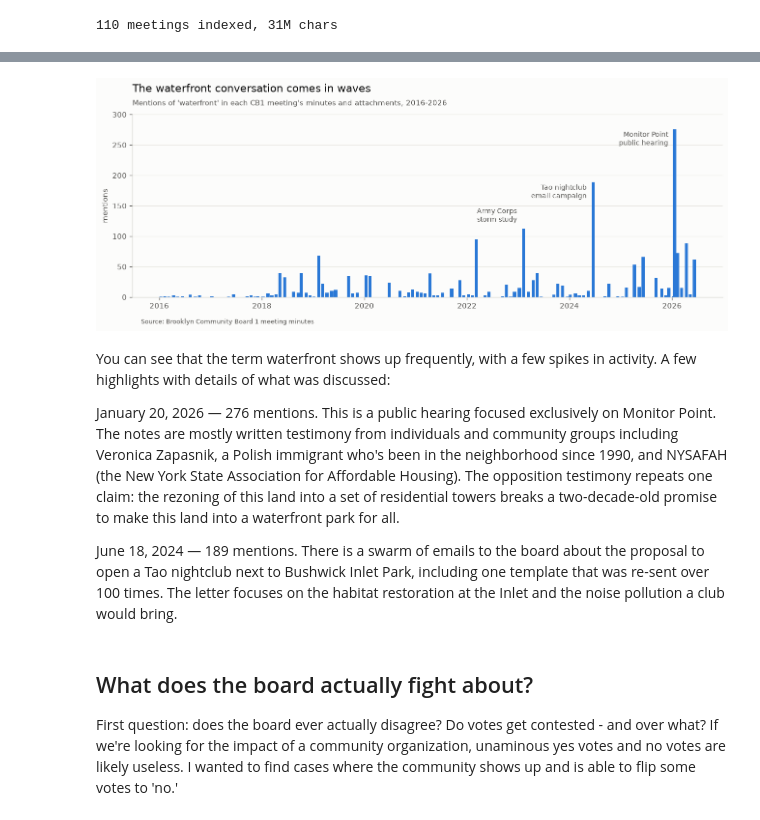
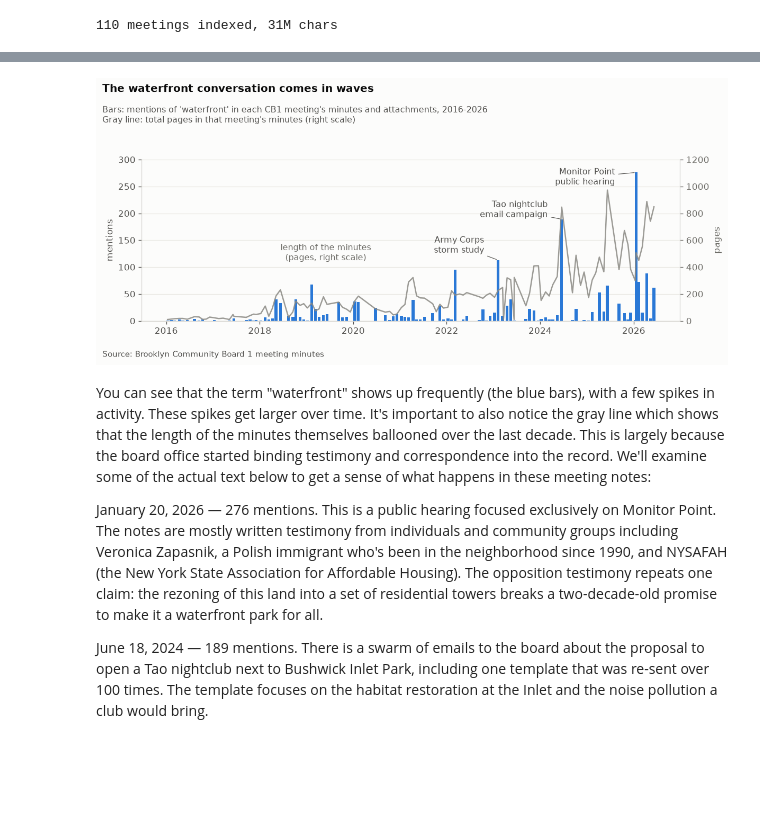
Before and after one commit to blowenstein0/cb1-minutes-analysis, a Jupyter notebook: analysis/blog_v2.ipynb, the cells around one changed output, grey strips where cells are left out. Cells and saved outputs as stored; diff of their text form; code cells hidden in the pictures; blank space fills up the shorter version.

```diff
--- a/analysis/blog_v2.ipynb
+++ b/analysis/blog_v2.ipynb
@@ -14,7 +14,10 @@ import statsmodels.formula.api as smf
 from scipy.stats import mannwhitneyu, spearmanr
 
 SURFACE, INK, INK2 = "#fcfcfb", "#0b0b0b", "#52514e"
-BLUE, RED, GRAY = "#2a78d6", "#e34948", "#a5a49e"
+BLUE, RED, GRAY = "#2a78d6", "#e34948", "#8a8983"
+# darker variants for text so labels meet WCAG contrast on SURFACE
+BLUETXT, REDTXT, GRAYTXT = "#1f62b4", "#c22a29", "#6e6d68"
+SRC = "Source: Brooklyn Community Board 1 meeting minutes"
 pd.set_option("display.max_colwidth", 200)
 con = duckdb.connect()
 for t in ("meetings", "licenses", "votes", "speakers", "incidents", "cannabis"):
@@ -97,37 +100,64 @@ Each record is categorized by subject - land use, liquor, parks, environment, tr
 # %%
-fig, ax = plt.subplots(figsize=(11, 4.2), dpi=120)
+#| fig-alt: "Bar chart of waterfront mentions per CB1 meeting, 2016 to 2026. Mostly small bars with spikes labeled Army Corps storm study (113 mentions, 2023), Tao nightclub email campaign (189, 2024), and Monitor Point public hearing (276, 2026). A gray line on a right-hand scale shows each meeting's minutes growing from about 20 pages in 2016 to several hundred by 2026."
+# pages per meeting: how thick the minutes themselves got over the decade
+_pages = {}
+for _mid, _m in _meet.items():
+    _n = 0
+    for _f in _m["files"]:
+        _tp = Path(f"../data/interim/text/{_f['sha256']}.json")
+        if _tp.exists():
+            _n += len(json.loads(_tp.read_text()))
+    _pages[_mid] = _n
+wf["pages"] = wf.meeting_id.map(_pages)
+
+fig, ax = plt.subplots(figsize=(10, 4.2), dpi=120)
 fig.patch.set_facecolor(SURFACE); ax.set_facecolor(SURFACE)
 ax.bar(wf_meetings.date, wf_meetings.wf_mentions, width=22, color=BLUE)
-for d, v, label in [("2026-01-20", 276, "Monitor Point\npublic hearing"),
-                    ("2024-06-18", 189, "Tao nightclub\nemail campaign"),
-                    ("2023-02-07", 113, "Army Corps\nstorm study")]:
-    ax.annotate(label, (pd.Timestamp(d), v),
-                xytext=(-8, 26 if "Army" in label else -2),
+for d, v, label, off in [("2026-01-20", 276, "Monitor Point\npublic hearing", (-24, 6)),
+                         ("2024-06-18", 189, "Tao nightclub\nemail campaign", (-16, 22)),
+                         ("2023-02-07", 113, "Army Corps\nstorm study", (-16, 28))]:
+    ax.annotate(label, (pd.Timestamp(d), v), xytext=off,
                 textcoords="offset points", ha="right", va="top",
-                fontsize=8.5, color=INK2)
+                fontsize=9.5, color=INK2,
+                arrowprops=dict(arrowstyle="-", color=INK2, lw=0.7))
 ax.set_ylim(0, 300)
-ax.set_ylabel("mentions", fontsize=9, color=INK2)
-ax.tick_params(colors=INK2, labelsize=9)
+ax.set_ylabel("mentions", fontsize=10, color=INK2)
+ax.tick_params(colors=INK2, labelsize=10)
 for s in ("top", "right"):
     ax.spines[s].set_visible(False)
 ax.spines["left"].set_color("#d8d7d2"); ax.spines["bottom"].set_color("#d8d7d2")
 ax.grid(axis="y", color="#e8e7e2", lw=0.7); ax.set_axisbelow(True)
-ax.set_title("The waterfront conversation comes in waves",
-             fontsize=13, color=INK, loc="left", pad=28)
-ax.text(0, 1.05, "Mentions of 'waterfront' in each CB1 meeting's minutes and attachments, 2016-2026",
-        transform=ax.transAxes, fontsize=9, color=INK2)
-fig.text(0.075, -0.02, "Source: Brooklyn Community Board 1 meeting minutes",
-         fontsize=8, color=INK2)
-plt.tight_layout(); plt.show()
+
+# right scale: the minutes' own length - the mentions' denominator in plain sight
+axp = ax.twinx()
+_ws = wf.sort_values("date")
+axp.plot(_ws.date, _ws.pages, color=GRAY, lw=1.5, alpha=0.85)
+axp.set_ylim(0, 1200)
+axp.set_yticks(range(0, 1201, 200))
+axp.set_ylabel("pages", fontsize=10, color=GRAYTXT)
+axp.tick_params(colors=GRAYTXT, labelsize=10)
+for s in ("top", "left"):
+    axp.spines[s].set_visible(False)
+axp.spines["right"].set_color("#d8d7d2")
+axp.spines["bottom"].set_color("#d8d7d2")
+axp.annotate("length of the minutes\n(pages, right scale)",
+             (pd.Timestamp("2019-06-01"), 430), fontsize=9.5, color=GRAYTXT,
+             ha="center", va="bottom")
+
+fig.suptitle("The waterfront conversation comes in waves",
+             fontsize=12, color=INK, x=0.01, ha="left", fontweight="bold")
+fig.text(0.01, 0.90, "Bars: mentions of 'waterfront' in each CB1 meeting's minutes and attachments, 2016-2026\n"
+         "Gray line: total pages in that meeting's minutes (right scale)",
+         fontsize=9.5, color=INK2, va="top")
+fig.text(0.01, -0.02, "Source: Brooklyn Community Board 1 meeting minutes",
+         fontsize=9, color=INK2, va="top")
+fig.tight_layout(rect=[0, 0, 1, 0.82])
+plt.show()
 # %% [output]
-[figure, old version]
+[figure, new version]
 # %% [markdown]
-You can see that the term waterfront shows up frequently, with a few spikes in activity. A few highlights with details of what was discussed:
+You can see that the term "waterfront" shows up frequently (the blue bars), with a few spikes in activity. These spikes get larger over time. It's important to also notice the gray line which shows that the length of the minutes themselves ballooned over the last decade. This is largely because the board office started binding testimony and correspondence into the record. We'll examine some of the actual text below to get a sense of what happens in these meeting notes:
 
-January 20, 2026 — 276 mentions. This is a public hearing focused exclusively on Monitor Point. The notes are mostly written testimony from individuals and community groups including Veronica Zapasnik, a Polish immigrant who's been in the neighborhood since 1990, and NYSAFAH (the New York State Association for Affordable Housing). The opposition testimony repeats one claim: the rezoning of this land into a set of residential towers breaks a two-decade-old promise to make this land into a waterfront park for all.
+January 20, 2026 — 276 mentions. This is a public hearing focused exclusively on Monitor Point. The notes are mostly written testimony from individuals and community groups including Veronica Zapasnik, a Polish immigrant who's been in the neighborhood since 1990, and NYSAFAH (the New York State Association for Affordable Housing). The opposition testimony repeats one claim: the rezoning of this land into a set of residential towers breaks a two-decade-old promise to make it a waterfront park for all.
 
-June 18, 2024 — 189 mentions. There is a swarm of emails to the board about the proposal to open a Tao nightclub next to Bushwick Inlet Park, including one template that was re-sent over 100 times. The letter focuses on the habitat restoration at the Inlet and the noise pollution a club would bring.
+June 18, 2024 — 189 mentions. There is a swarm of emails to the board about the proposal to open a Tao nightclub next to Bushwick Inlet Park, including one template that was re-sent over 100 times. The template focuses on the habitat restoration at the Inlet and the noise pollution a club would bring.
-# %% [markdown]
-## What does the board actually fight about?
-
-First question: does the board ever actually disagree? Do votes get contested - and over what? If we're looking for the impact of a community organization, unaminous yes votes and no votes are likely useless. I wanted to find cases where the community shows up and is able to flip some votes to 'no.'
```
Also changed, not shown: parts of 26 cells of this notebook, 1 other file.
